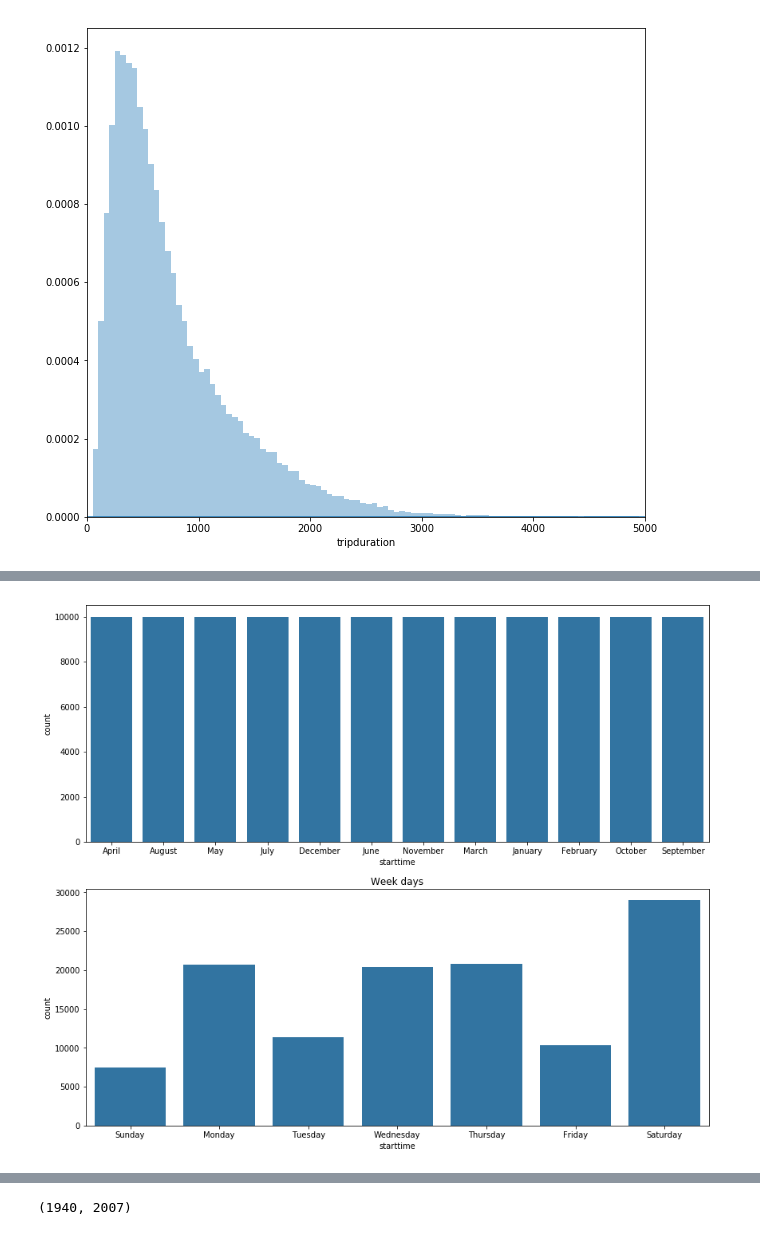
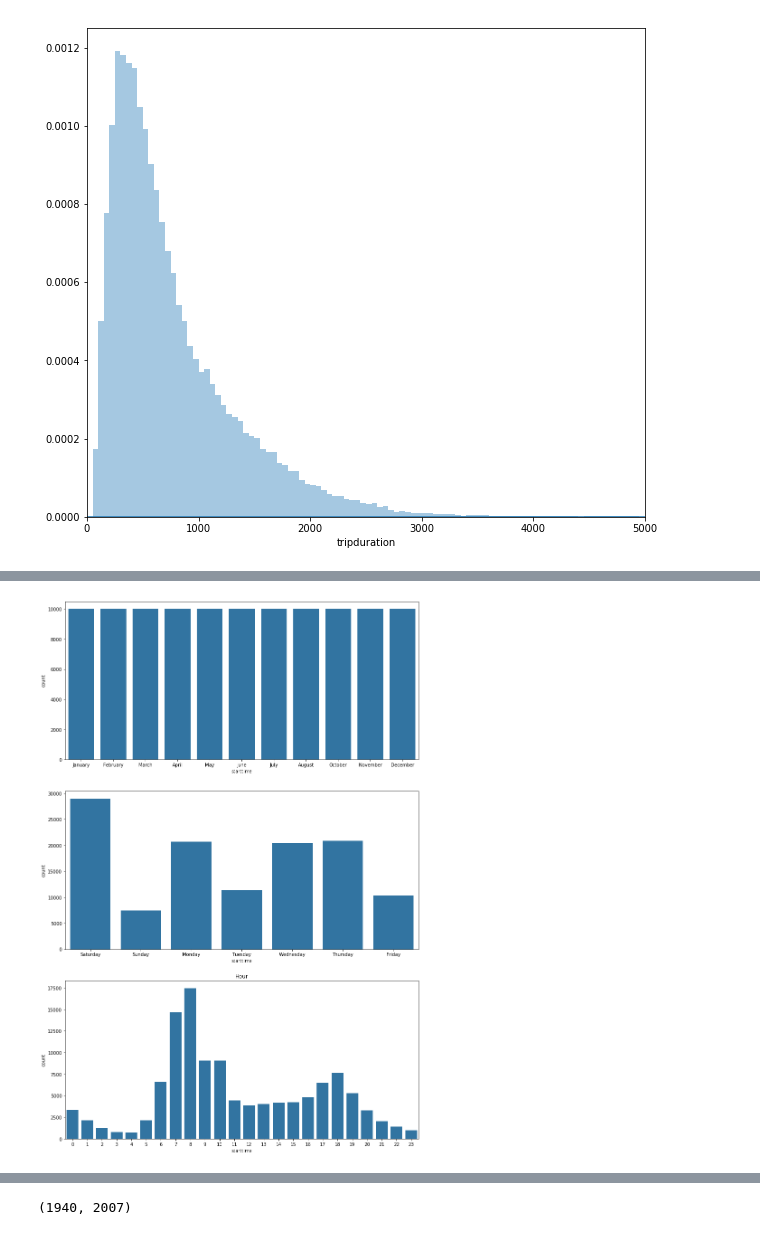
Before and after one commit to yousef5664/CityBike, a Jupyter notebook: exploration.ipynb, the cells around one changed output, grey strips where cells are left out. Saved outputs shown, nothing was run; the diff lists cells and outputs as text; code cells hidden in the pictures.

Commit message:
fix: fixing plots

```diff
--- a/exploration.ipynb
+++ b/exploration.ipynb
@@ -79,14 +67,20 @@ sns.countplot(df.starttime.dt.month, color=base_color);
 # %%
-fig, ax = plt.subplots(nrows=2, ncols=1, figsize=(14,12))
+fig, ax = plt.subplots(nrows=3, ncols=1, figsize=(14,12))
+fig.subplots_adjust(top=1.5)
 
-sns.countplot(df.starttime.dt.month_name(), color=base_color, ax=ax[0]);
+order = {'month':['January', 'February', 'March', 'April', 'May', 'June', 'July', 'August', 'October', 'November', 'December'],
+         'week day': ['Saturday', 'Sunday', 'Monday', 'Tuesday', 'Wednesday', 'Thursday', 'Friday']}
+
+sns.countplot(df.starttime.dt.month_name(), order=order['month'],color=base_color, ax=ax[0]);
 plt.title('month')
 
-sns.countplot(df.starttime.dt.day_name(), color=base_color, ax=ax[1]);
+sns.countplot(df.starttime.dt.day_name(), order=order['week day'], color=base_color, ax=ax[1]);
 plt.title('Week days')
 
+sns.countplot(df.starttime.dt.hour, color=base_color, ax=ax[2]);
+plt.title('Hour')
 plt.show()
 # %% [output]
-[figure, old version]
+[figure, new version]
 # %%
 label = ['unknown', 'Male', 'Female']
```
Also changed, not shown: parts of 13 cells of this notebook.
